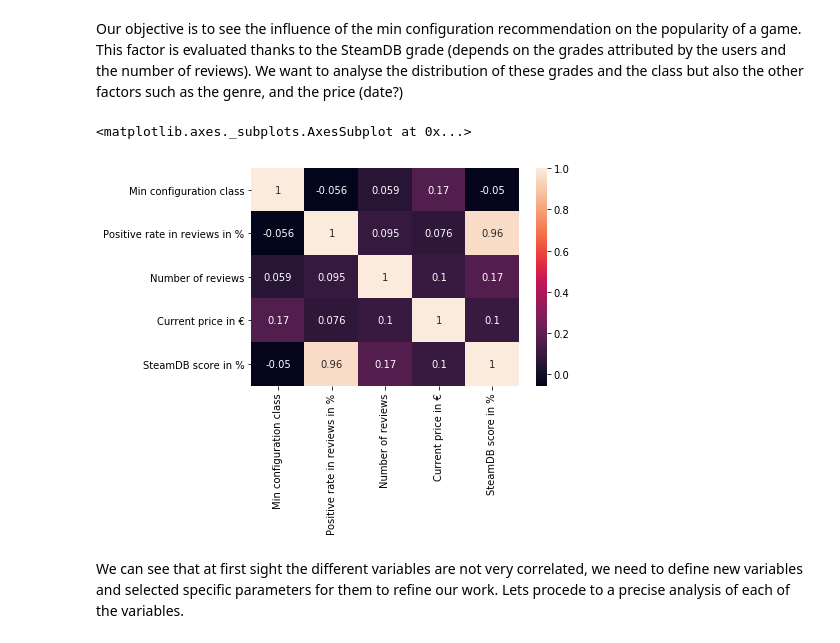
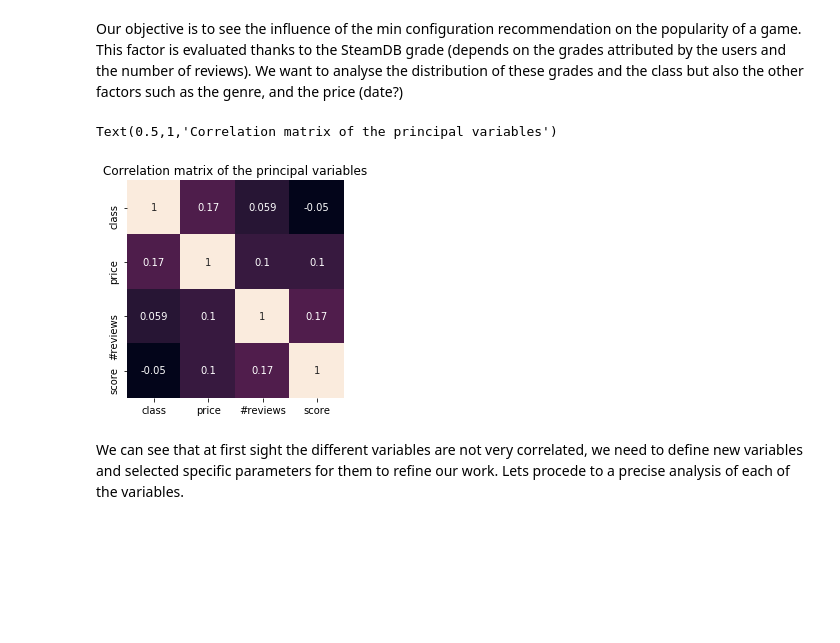
Before and after one commit to gregbellan/MODS203, a Jupyter notebook: Data_Analysis.ipynb, the cells around one changed output. Cells and saved outputs as stored; diff of their text form; code cells hidden in the pictures; blank space fills up the shorter version.

```diff
--- a/Data_Analysis.ipynb
+++ b/Data_Analysis.ipynb
@@ -4,7 +4,7 @@ import numpy as np
 import matplotlib.pyplot as plt
 import seaborn as sn
 
-df = pd.read_csv('formated_data_new.csv')
+df = pd.read_csv('formated_data_new.csv').drop("Positive rate in reviews in %", axis = 1)
 df.head(5)
 # %% [output]
 |  | Game ID | Genres | Developers | Publishers | Release date | Current price in € | Number of reviews | ... |
@@ -18,11 +18,11 @@ df.head(5)
 # %% [markdown]
 Our objective is to see the influence of the min configuration recommendation on the popularity of a game. This factor is evaluated thanks to the SteamDB grade (depends on the grades attributed by the users and the number of reviews). We want to analyse the distribution of these grades and the class but also the other factors such as the genre, and the price (date?)
 # %%
-corrMatrix = df[["Min configuration class", "Positive rate in reviews in %", "Number of reviews", "Current price in €", "SteamDB score in %"]].corr()
-sn.heatmap(corrMatrix, annot=True)
+corrMatrix = df[["Min configuration class", "Current price in €", "Number of reviews", "SteamDB score in %"]].corr()
+sn.heatmap(corrMatrix, annot=True, cbar=False, square=True, xticklabels = ["class", "price", "#reviews", "score"], yticklabels = ["class", "price", "#reviews", "score"]).set_title("Correlation matrix of the principal variables")
 # %% [output]
-<matplotlib.axes._subplots.AxesSubplot at 0x...>
+Text(0.5,1,'Correlation matrix of the principal variables')
-[figure, old version]
+[figure, new version]
 # %% [markdown]
 We can see that at first sight the different variables are not very correlated, we need to define new variables and selected specific parameters for them to refine our work. Lets procede to a precise analysis of each of the variables.
 # %% [markdown]
```
Also changed, not shown: parts of 7 cells of this notebook.
